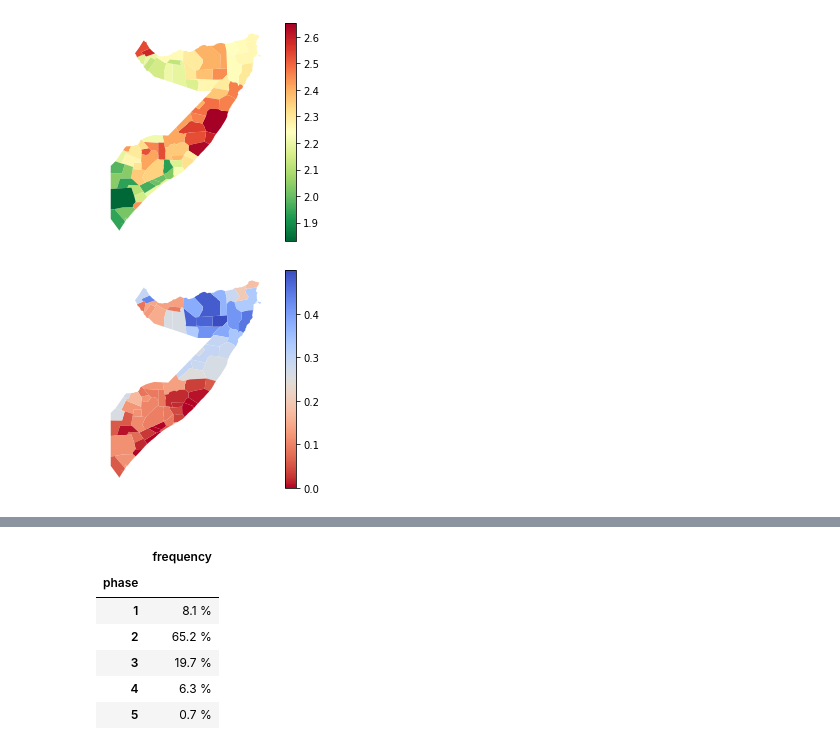
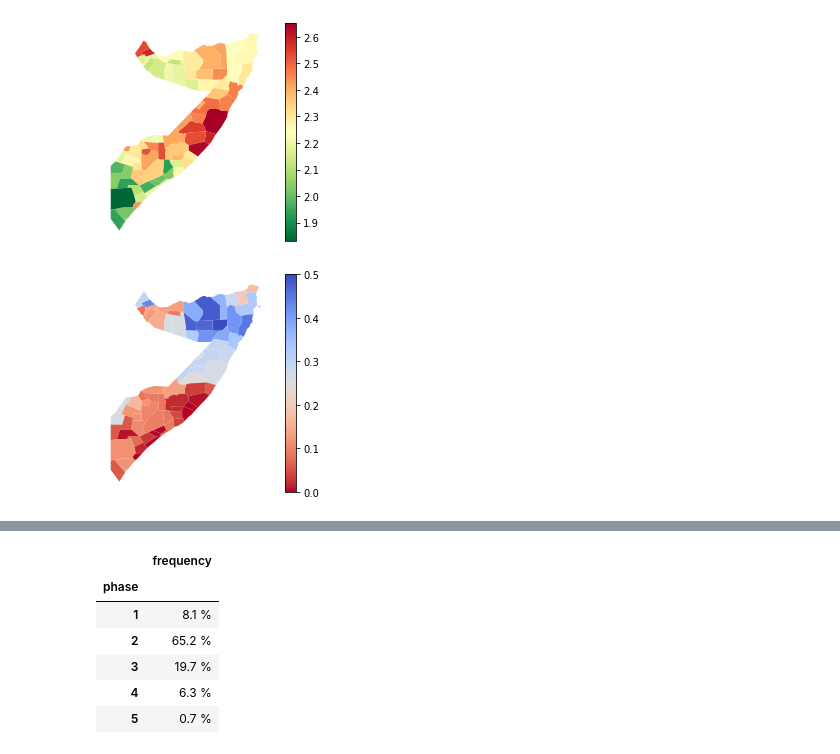
Before and after one commit to ICascha/Predicting-food-crises-in-Somalia, a Jupyter notebook: notebooks/IPC_EDA.ipynb, the cells around one changed output, grey strips where cells are left out. Drawn from its saved outputs; the diff is of its cells as text; code cells hidden in the pictures.

```diff
--- a/notebooks/IPC_EDA.ipynb
+++ b/notebooks/IPC_EDA.ipynb
@@ -3,5 +3,5 @@
 
 ## Set export to True if you wish to export graphs and tables
 # %%
-export = False
+export = True
 seed = 1337
@@ -89,16 +104,16 @@ if export:
 # %%
 fig, ax = plt.subplots()
 
 df_mean_phase_area = df_hum.groupby('area')['hum_assistance'].mean()
 df_plot_phase = df_shape.merge(
     df_mean_phase_area, left_index=True, right_index=True)
 df_plot_phase.plot(column='hum_assistance',
-                   cmap='coolwarm_r', legend=True, ax=ax)
+                   cmap='coolwarm_r', legend=True, ax=ax, vmin=0, vmax=0.5)
 ax.axis('off')
 
 if export:
-    fig.savefig('../Figures/mean_hum_per_area.png',
-                dpi=300, bbox_inches='tight')
+    fig.savefig('../Figures/mean_hum_per_area.pdf',
+                dpi=300, bbox_inches='tight', format='pdf')
 # %% [output]
-[figure, old version]
+[figure, new version]
 # %%
```
Also changed, not shown: parts of 10 cells of this notebook, 1 other file.
